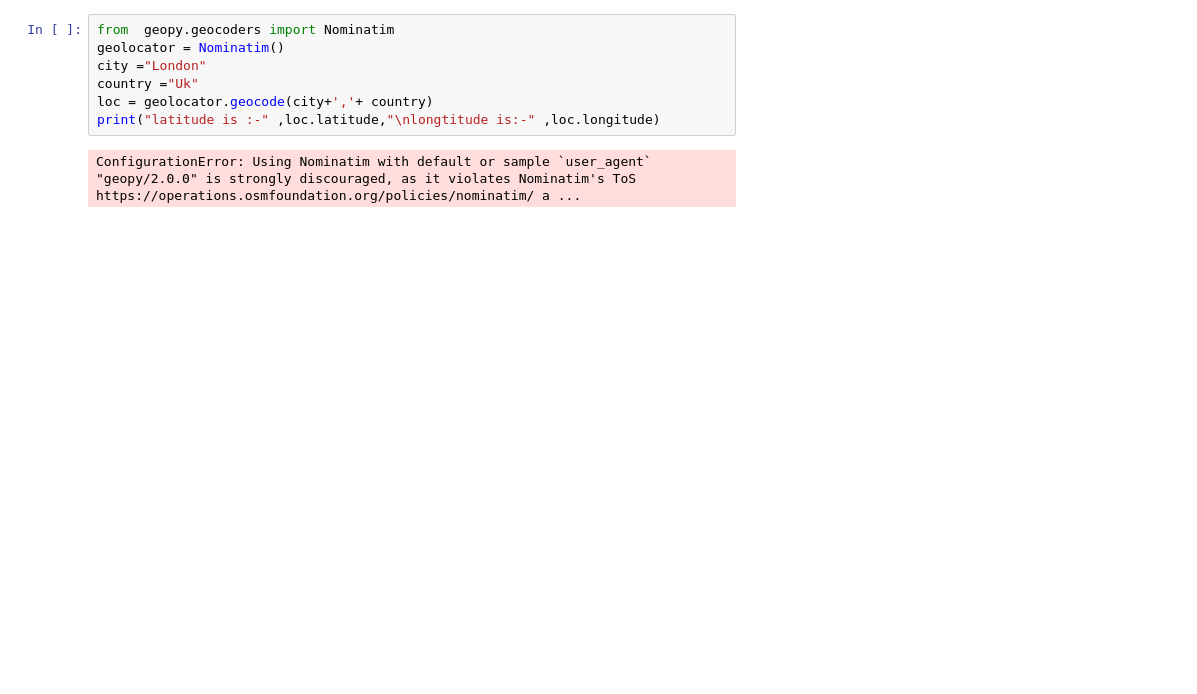
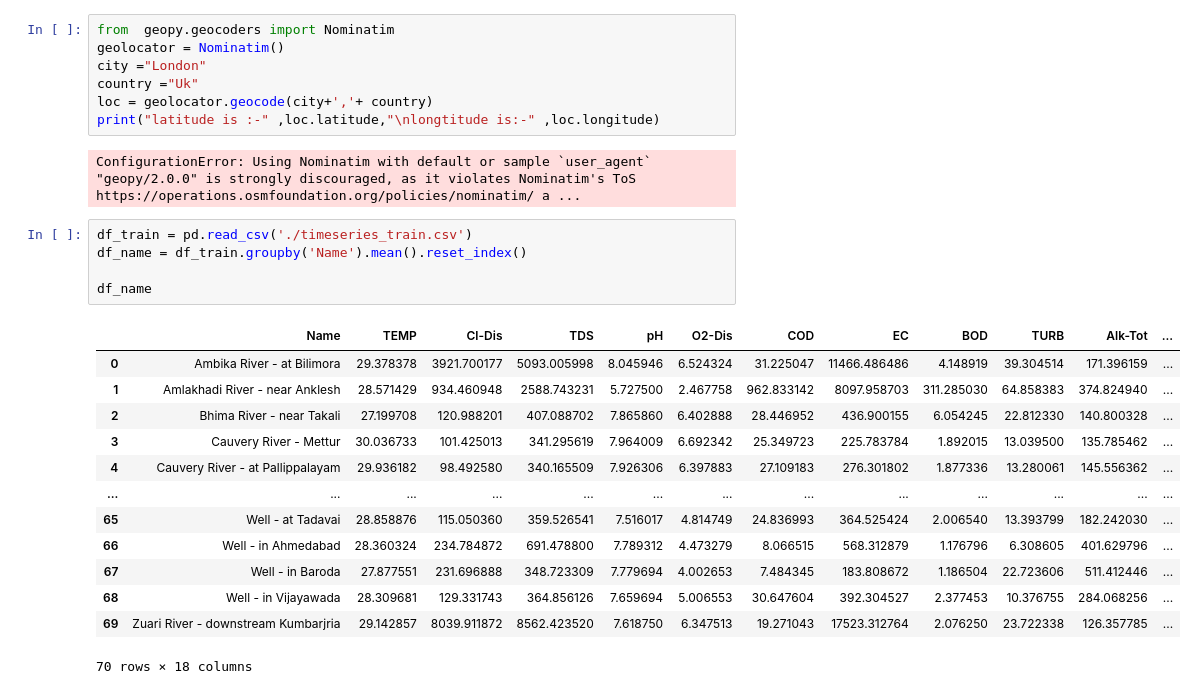
Before and after one commit to SrikarMannepalli/HydroAss2, a Jupyter notebook: Assign2/prac.ipynb, the cells around one changed output. Cells and saved outputs as stored; diff of their text form; blank space fills up the shorter version.

```diff
--- a/Assign2/prac.ipynb
+++ b/Assign2/prac.ipynb
@@ -218,3 +218,22 @@ loc = geolocator.geocode(city+','+ country)
 print("latitude is :-" ,loc.latitude,"\nlongtitude is:-" ,loc.longitude)
 # %% [output]
 ConfigurationError: Using Nominatim with default or sample `user_agent` "geopy/2.0.0" is strongly discouraged, as it violates Nominatim's ToS https://operations.osmfoundation.org/policies/nominatim/ a ...
+# %%
+df_train = pd.read_csv('./timeseries_train.csv')
+df_name = df_train.groupby('Name').mean().reset_index()
+
+df_name
+# %% [output]
+|  | Name | TEMP | Cl-Dis | TDS | pH | O2-Dis | COD | EC | BOD | TURB | Alk-Tot | ... |
+| 0 | Ambika River - at Bilimora | 29.378378 | 3921.700177 | 5093.005998 | 8.045946 | 6.524324 | 31.225047 | 11466.486486 | 4.148919 | 39.304514 | 171.396159 | ... |
+| 1 | Amlakhadi River - near Anklesh | 28.571429 | 934.460948 | 2588.743231 | 5.727500 | 2.467758 | 962.833142 | 8097.958703 | 311.285030 | 64.858383 | 374.824940 | ... |
+| 2 | Bhima River - near Takali | 27.199708 | 120.988201 | 407.088702 | 7.865860 | 6.402888 | 28.446952 | 436.900155 | 6.054245 | 22.812330 | 140.800328 | ... |
+| 3 | Cauvery River - Mettur | 30.036733 | 101.425013 | 341.295619 | 7.964009 | 6.692342 | 25.349723 | 225.783784 | 1.892015 | 13.039500 | 135.785462 | ... |
+| 4 | Cauvery River - at Pallippalayam | 29.936182 | 98.492580 | 340.165509 | 7.926306 | 6.397883 | 27.109183 | 276.301802 | 1.877336 | 13.280061 | 145.556362 | ... |
+| ... | ... | ... | ... | ... | ... | ... | ... | ... | ... | ... | ... | ... |
+| 65 | Well - at Tadavai | 28.858876 | 115.050360 | 359.526541 | 7.516017 | 4.814749 | 24.836993 | 364.525424 | 2.006540 | 13.393799 | 182.242030 | ... |
+| 66 | Well - in Ahmedabad | 28.360324 | 234.784872 | 691.478800 | 7.789312 | 4.473279 | 8.066515 | 568.312879 | 1.176796 | 6.308605 | 401.629796 | ... |
+| 67 | Well - in Baroda | 27.877551 | 231.696888 | 348.723309 | 7.779694 | 4.002653 | 7.484345 | 183.808672 | 1.186504 | 22.723606 | 511.412446 | ... |
+| 68 | Well - in Vijayawada | 28.309681 | 129.331743 | 364.856126 | 7.659694 | 5.006553 | 30.647604 | 392.304527 | 2.377453 | 10.376755 | 284.068256 | ... |
+| 69 | Zuari River - downstream Kumbarjria | 29.142857 | 8039.911872 | 8562.423520 | 7.618750 | 6.347513 | 19.271043 | 17523.312764 | 2.076250 | 23.722338 | 126.357785 | ... |
+70 rows × 18 columns
```
Also changed, not shown: 3 other files.
